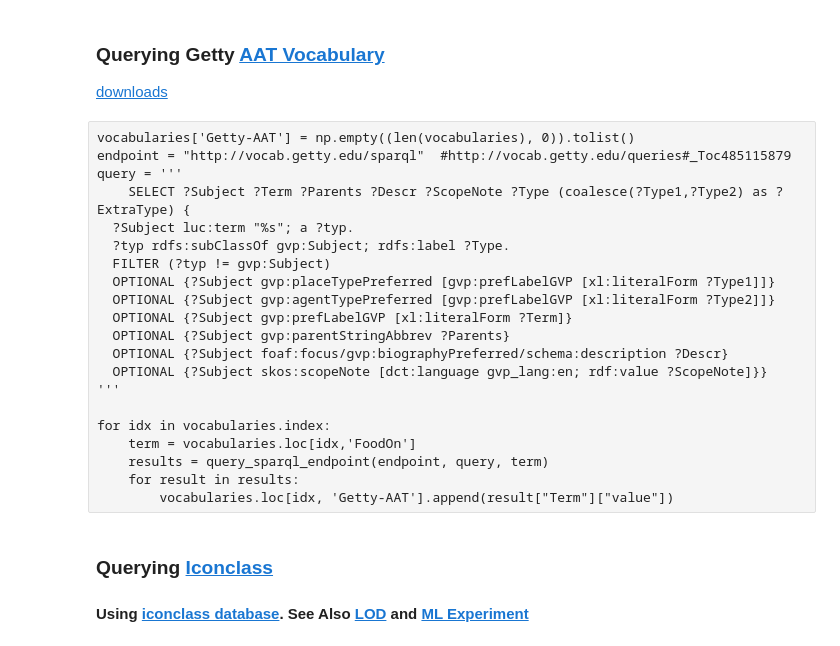
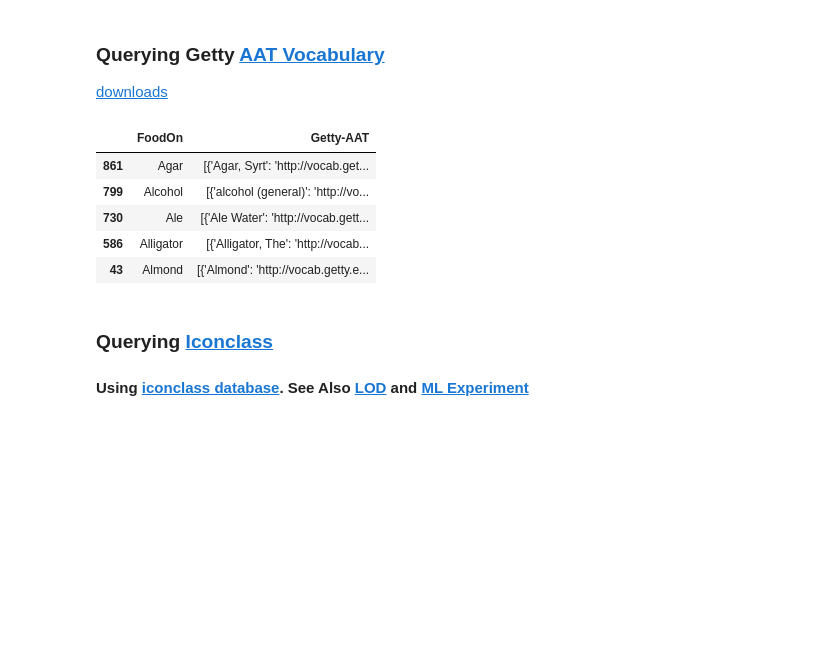
Before and after one commit to acdh-oeaw/Chia, a Jupyter notebook: notebooks/vocabs.ipynb, the cells around one changed output. Cells and saved outputs as stored; diff of their text form; code cells hidden in the pictures; blank space fills up the shorter version.

```diff
--- a/notebooks/vocabs.ipynb
+++ b/notebooks/vocabs.ipynb
@@ -45,24 +46,25 @@ def query_sparql_endpoint(endpoint, query, term):
 ### Querying Getty [AAT Vocabulary](http://www.getty.edu/research/tools/vocabularies/aat/)
 
 [downloads](https://www.getty.edu/research/tools/vocabularies/obtain/download.html)
-# %% [raw]
-vocabularies['Getty-AAT'] = np.empty((len(vocabularies), 0)).tolist()
-endpoint = "http://vocab.getty.edu/sparql"  #http://vocab.getty.edu/queries#_Toc485115879
-query = '''
-    SELECT ?Subject ?Term ?Parents ?Descr ?ScopeNote ?Type (coalesce(?Type1,?Type2) as ?ExtraType) {
-  ?Subject luc:term "%s"; a ?typ.
-  ?typ rdfs:subClassOf gvp:Subject; rdfs:label ?Type.
-  FILTER (?typ != gvp:Subject)
-  OPTIONAL {?Subject gvp:placeTypePreferred [gvp:prefLabelGVP [xl:literalForm ?Type1]]}
-  OPTIONAL {?Subject gvp:agentTypePreferred [gvp:prefLabelGVP [xl:literalForm ?Type2]]}
-  OPTIONAL {?Subject gvp:prefLabelGVP [xl:literalForm ?Term]}
-  OPTIONAL {?Subject gvp:parentStringAbbrev ?Parents}
-  OPTIONAL {?Subject foaf:focus/gvp:biographyPreferred/schema:description ?Descr}
-  OPTIONAL {?Subject skos:scopeNote [dct:language gvp_lang:en; rdf:value ?ScopeNote]}}
-'''
-
-for idx in vocabularies.index:
-    term = vocabularies.loc[idx,'FoodOn']
-    results = query_sparql_endpoint(endpoint, query, term)
-    for result in results:
-        vocabularies.loc[idx, 'Getty-AAT'].append(result["Term"]["value"])
+# %%
+vocabularies['Getty-AAT'] = np.empty((len(vocabularies), 0)).tolist()
+endpoint = "http://vocab.getty.edu/sparql"  #http://vocab.getty.edu/queries#_Toc485115879
+
+query = '''
+    SELECT ?Subject ?Term ?Parents ?Descr ?ScopeNote ?Type (coalesce(?Type1,?Type2) as ?ExtraType) {
+  ?Subject luc:term "%s"; a ?typ.
+  ?typ rdfs:subClassOf gvp:Subject; rdfs:label ?Type.
+  FILTER (?typ != gvp:Subject)
+  OPTIONAL {?Subject gvp:placeTypePreferred [gvp:prefLabelGVP [xl:literalForm ?Type1]]}
+  OPTIONAL {?Subject gvp:agentTypePreferred [gvp:prefLabelGVP [xl:literalForm ?Type2]]}
+  OPTIONAL {?Subject gvp:prefLabelGVP [xl:literalForm ?Term]}
+  OPTIONAL {?Subject gvp:parentStringAbbrev ?Parents}
+  OPTIONAL {?Subject foaf:focus/gvp:biographyPreferred/schema:description ?Descr}
+  OPTIONAL {?Subject skos:scopeNote [dct:language gvp_lang:en; rdf:value ?ScopeNote]}}
+'''
+
+for idx in vocabularies.index:
+    term = vocabularies.loc[idx,'FoodOn']
+    results = query_sparql_endpoint(endpoint, query, term)
+    for result in results:
+        vocabularies.loc[idx, 'Getty-AAT'].append({result["Term"]["value"]:result['Subject']['value']})
@@ -69,3 +73,12 @@ for idx in vocabularies.index:
+# %%
+vocabularies.head()
+# %% [output]
+|  | FoodOn | Getty-AAT |
+| 861 | Agar | [{'Agar, Syrt': 'http://vocab.get... |
+| 799 | Alcohol | [{'alcohol (general)': 'http://vo... |
+| 730 | Ale | [{'Ale Water': 'http://vocab.gett... |
+| 586 | Alligator | [{'Alligator, The': 'http://vocab... |
+| 43 | Almond | [{'Almond': 'http://vocab.getty.e... |
 # %% [markdown]
 ### Querying [Iconclass](http://www.iconclass.nl/home)
 #### Using [iconclass database](http://iconclass.org/data/iconclass_20200529_skos_jsonld.ndjson.gz). See Also [LOD](http://www.iconclass.org/help/lod) and [ML Experiment](https://labs.brill.com/ictestset/)
```
Also changed, not shown: parts of 8 cells of this notebook.
